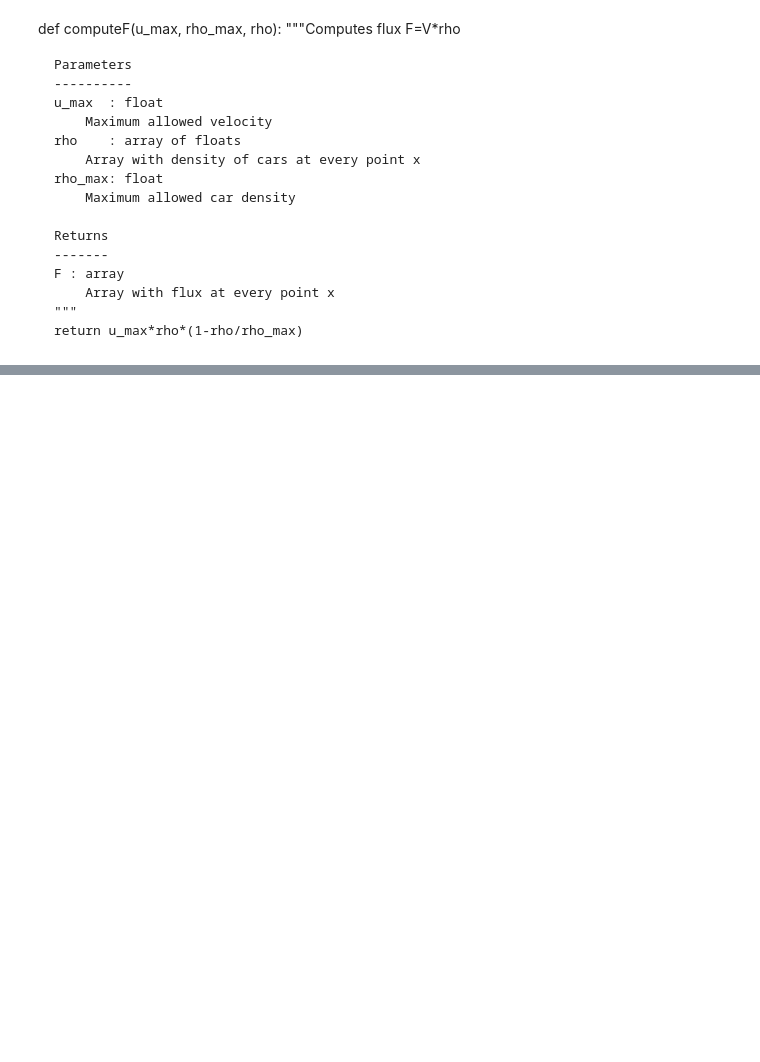
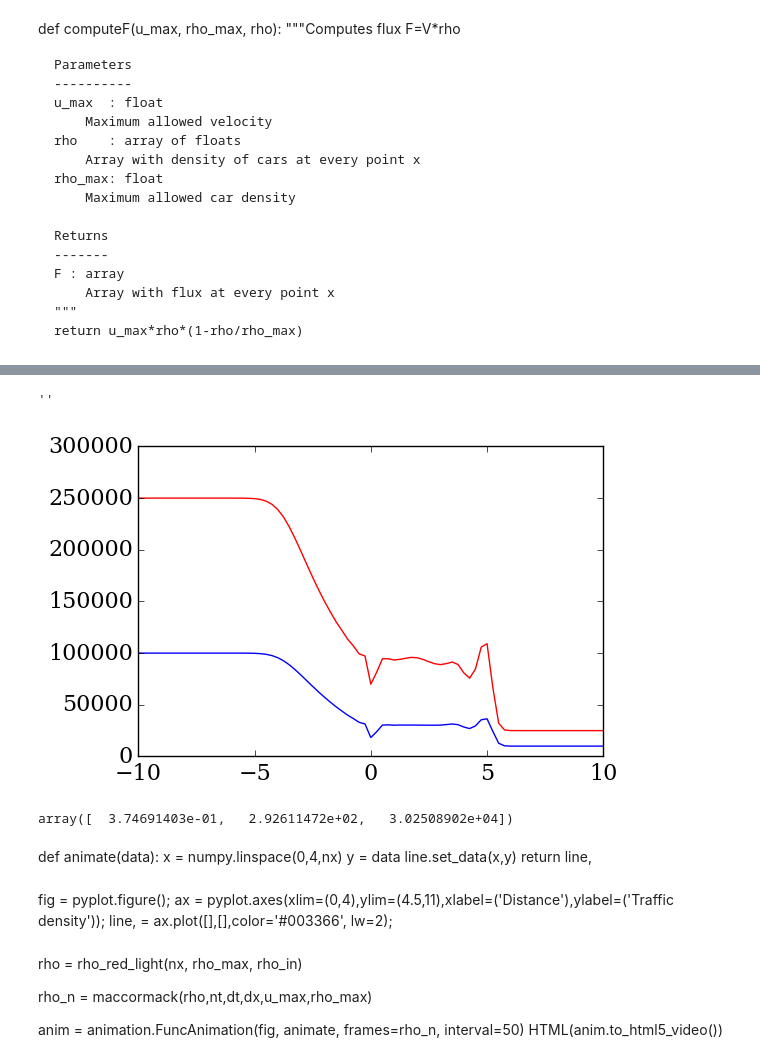
Before and after one commit to LusArt/Shock_Tube, a Jupyter notebook: Shock_Tube.ipynb, the cells around one changed output, grey strips where cells are left out. Saved outputs shown, nothing was run; the diff lists cells and outputs as text; code cells hidden in the pictures; blank space fills up the shorter version.

```diff
--- a/Shock_Tube.ipynb
+++ b/Shock_Tube.ipynb
@@ -386,38 +414,37 @@ pyplot.ylim(0,110);
 # %%
-def dothemath(rho, nt, dt, dx, u_max, rho_max):
+def dothemath(array, nt, dt, dx, gamma):
     """ Computes the solution with MacCormack scheme
 
     Parameters
     ----------
     rho    : array of floats
-            Density at current time-step
+            Density at initial time-step
     nt     : int
             Number of time steps
     dt     : float
             Time-step size
     dx     : float
             Mesh spacing
-    rho_max: float
-            Maximum allowed car density
-    u_max  : float
-            Speed limit
+
 
     Returns
     -------
-    rho_n : array of floats
+    array : array of floats
             Density after nt time steps at every point x
     """
+    u = numpy.zeros((nt,3,nx))
+    u[0] = vector_u(array,gamma)
 
-    rho_n = numpy.zeros((nt,len(rho)))
-    rho_star = numpy.empty_like(rho)
-    rho_n[:,:] = rho.copy()
-    rho_star = rho.copy()
+    for t in range(nt-1):
+        un = u[t]
+        f = vector_f(un,gamma)
 
-    for t in range(1,nt):
-        F = computeF(u_max, rho_max, rho)
-        rho_star[:-1] = rho[:-1] - dt/dx * (F[1:]-F[:-1])
-        Fstar = computeF(u_max, rho_max, rho_star)
-        rho_n[t,1:] = .5 * (rho[1:]+rho_star[1:] - dt/dx * (Fstar[1:] - Fstar[:-1]))
-        rho = rho_n[t].copy()
+        u_star = 0.5*(un[:,1:]+un[:,:-1])-dt/(2*dx) * (f[:,1:]-f[:,:-1])
 
-    return rho_n
+        f_star = vector_f(u_star,gamma)
+        u[t+1][:,1:-1] = un[:,1:-1] - dt/dx*(f_star[:,1:] - f_star[:,:-1])
+
+        u[t+1][:,0] = un[:,0]
+        u[t+1][:,-1] = un[:,-1]
+
+    return u
@@ -444,0 +487,33 @@ NameError: name 'rho_red_light' is not defined
+# %%
+a = dothemath(initials,nt,dt,dx,gamma)
+b = basic(a[-1],gamma)
+# %%
+pyplot.plot(x, a[-1][2], color='r', ls='-', lw=1)
+pyplot.plot(x, b[2], color='b', ls='-', lw=1)
+pyplot.ylabel('')
+pyplot.xlabel('')
+;
+# %% [output]
+''
+[figure, added]
+# %%
+b[:,50]
+# %% [output]
+array([  3.74691403e-01,   2.92611472e+02,   3.02508902e+04])
+# %% [markdown]
+def animate(data):
+    x = numpy.linspace(0,4,nx)
+    y = data
+    line.set_data(x,y)
+    return line,
+# %% [markdown]
+fig = pyplot.figure();
+ax = pyplot.axes(xlim=(0,4),ylim=(4.5,11),xlabel=('Distance'),ylabel=('Traffic density'));
+line, = ax.plot([],[],color='#003366', lw=2);
+# %% [markdown]
+rho = rho_red_light(nx, rho_max, rho_in)
+
+rho_n = maccormack(rho,nt,dt,dx,u_max,rho_max)
+
+anim = animation.FuncAnimation(fig, animate, frames=rho_n, interval=50)
+HTML(anim.to_html5_video())
```
Also changed, not shown: parts of 13 cells of this notebook.
